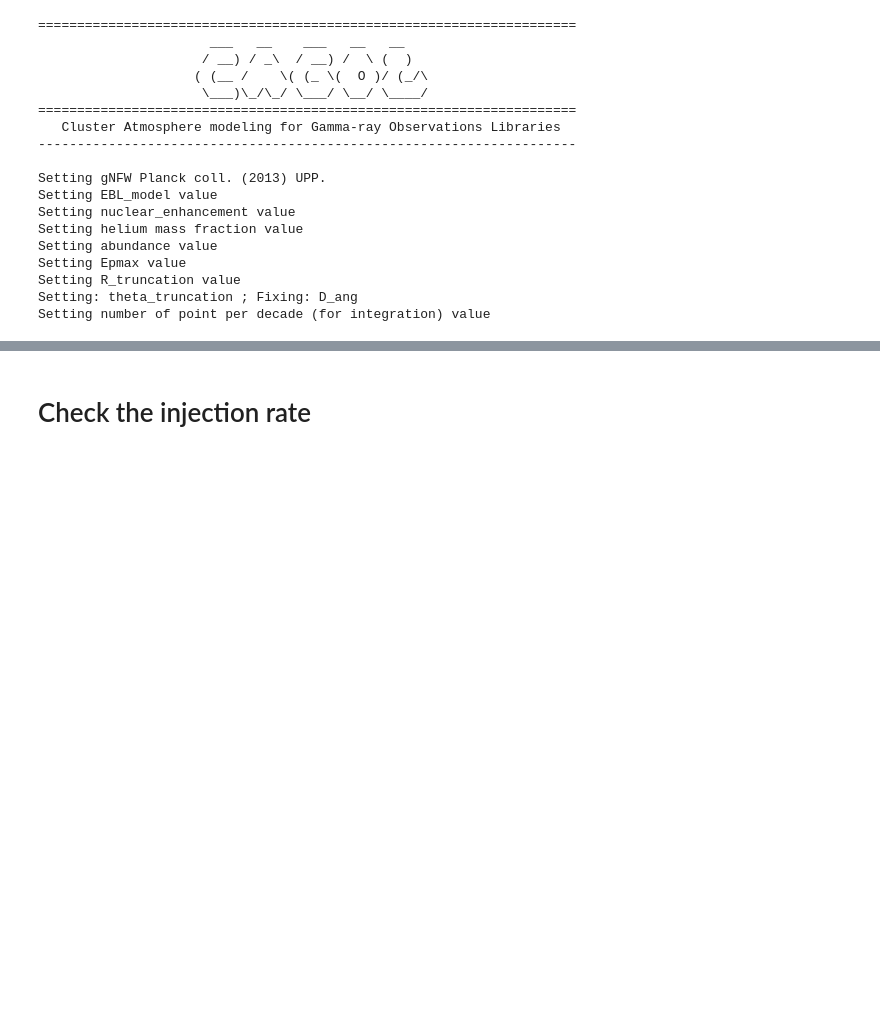
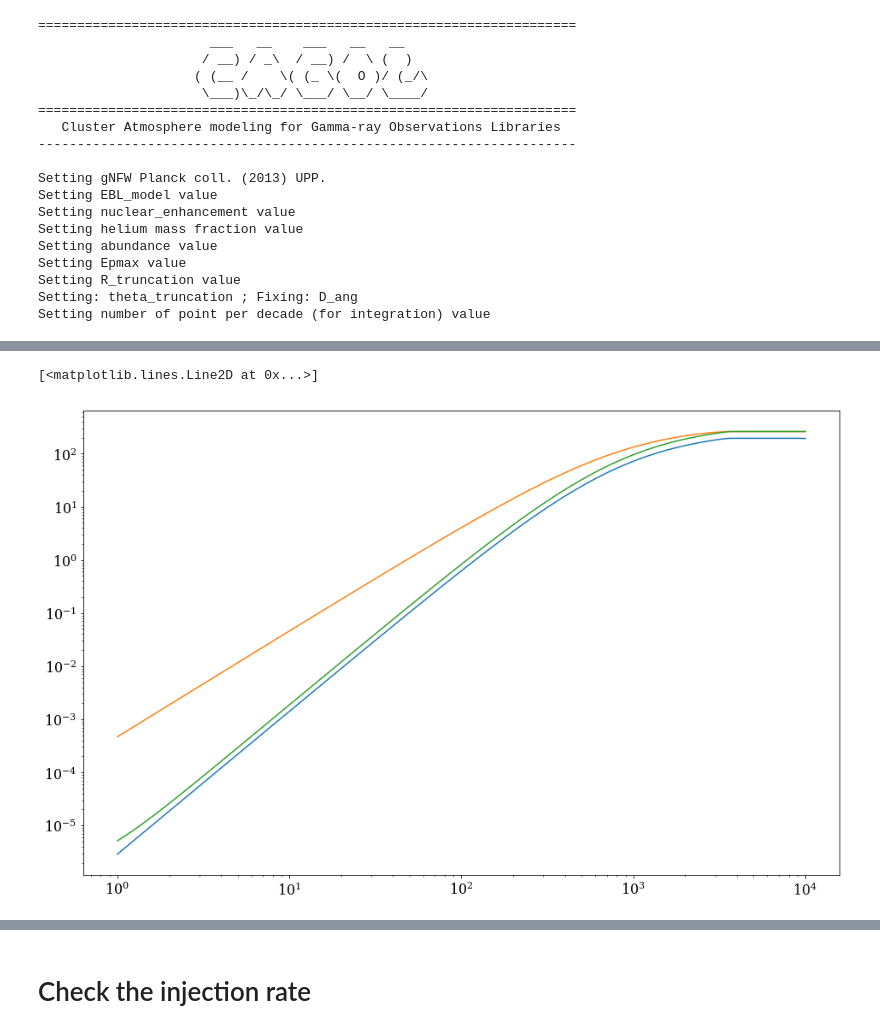
Before and after one commit to renlliang3/ClusterModel, a Jupyter notebook: notebook/model_dev_parameters.ipynb, the cells around one changed output, grey strips where cells are left out. Drawn from its saved outputs; the diff is of its cells as text; code cells hidden in the pictures; blank space fills up the shorter version.

```diff
--- a/notebook/model_dev_parameters.ipynb
+++ b/notebook/model_dev_parameters.ipynb
@@ -74,0 +87,12 @@ for i in range(len(Rmax)):
+# %%
+f1 = clust.get_sz_flux(freq0=300*u.GHz, Compton_only=False,Rmin=0.1*u.kpc, Rmax=np.logspace(0,4,100)*u.kpc,type_integral='spherical',Rmin_los=None, NR500_los=5.0)
+r, f2 = clust.get_ycyl_profile(np.logspace(0,4,100)*u.kpc, NR500_los=5.0, Npt_los=100)
+r, f3 = clust.get_ysph_profile(np.logspace(0,4,100)*u.kpc)
+
+plt.figure(1, figsize=(15,10))
+plt.loglog(np.logspace(0,4,100)*u.kpc, f1)
+plt.loglog(np.logspace(0,4,100)*u.kpc, f2)
+plt.loglog(np.logspace(0,4,100)*u.kpc, f3)
+# %% [output]
+[<matplotlib.lines.Line2D at 0x...>]
+[figure, added]
```
Also changed, not shown: parts of 11 cells of this notebook.
